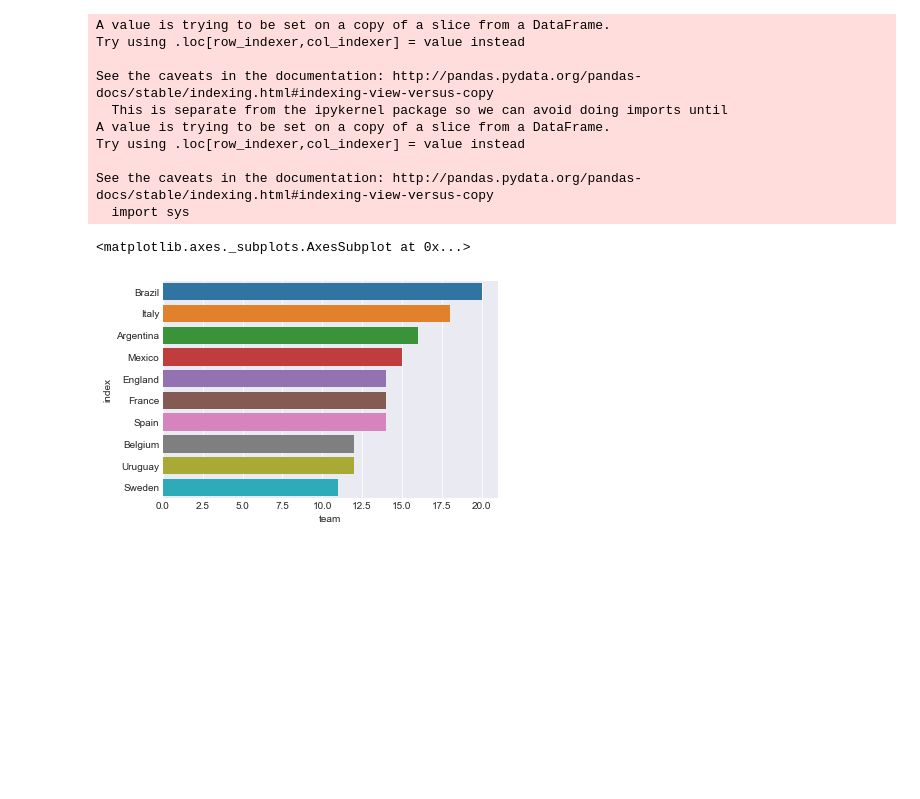
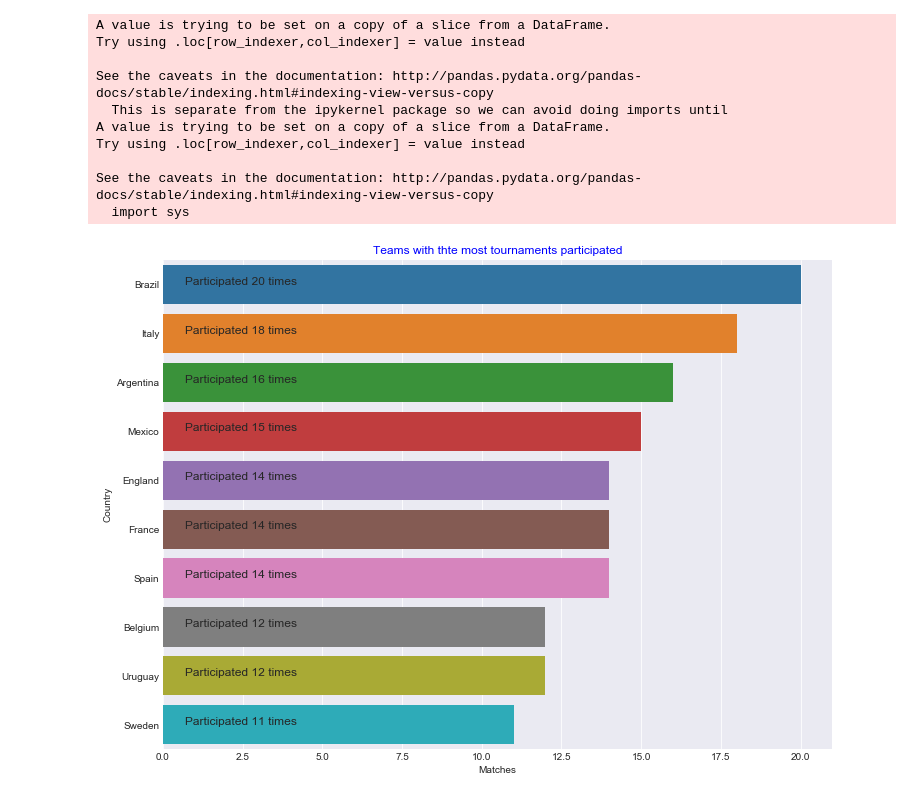
Before and after one commit to innovator-arjun/FIFA-World-Cup-Prediction, a Jupyter notebook: FIFA World Cup Predicition.ipynb, the cells around one changed output. Saved outputs shown, nothing was run; the diff lists cells and outputs as text; code cells hidden in the pictures; blank space fills up the shorter version.

```diff
--- a/FIFA World Cup Predicition.ipynb
+++ b/FIFA World Cup Predicition.ipynb
@@ -210,10 +210,14 @@ See the caveats in the documentation: http://pandas.pydata.org/pandas-docs/stabl
 yt = home_away.groupby(["year","team"]).count().reset_index()
 # %%
 yt=yt['team'].value_counts().reset_index()
-# %%
-sns.barplot(yt['team'][:10],yt['index'][:10])
-
-plt.xlabel('Matches')
-# %% [output]
-<matplotlib.axes._subplots.AxesSubplot at 0x...>
-[figure, removed]
+# %%
+plt.figure(figsize=(12,9))
+ax=sns.barplot(yt['team'][:10],yt['index'][:10])
+plt.xlabel('Matches')
+plt.ylabel('Country')
+plt.title('Teams with thte most tournaments participated',color='b')
+
+for i,j in enumerate("Participated "+yt['team'][:10].astype(str)+" times"):
+    ax.text(0.7,i,j,fontsize=12)
+# %% [output]
+[figure, added]
```
